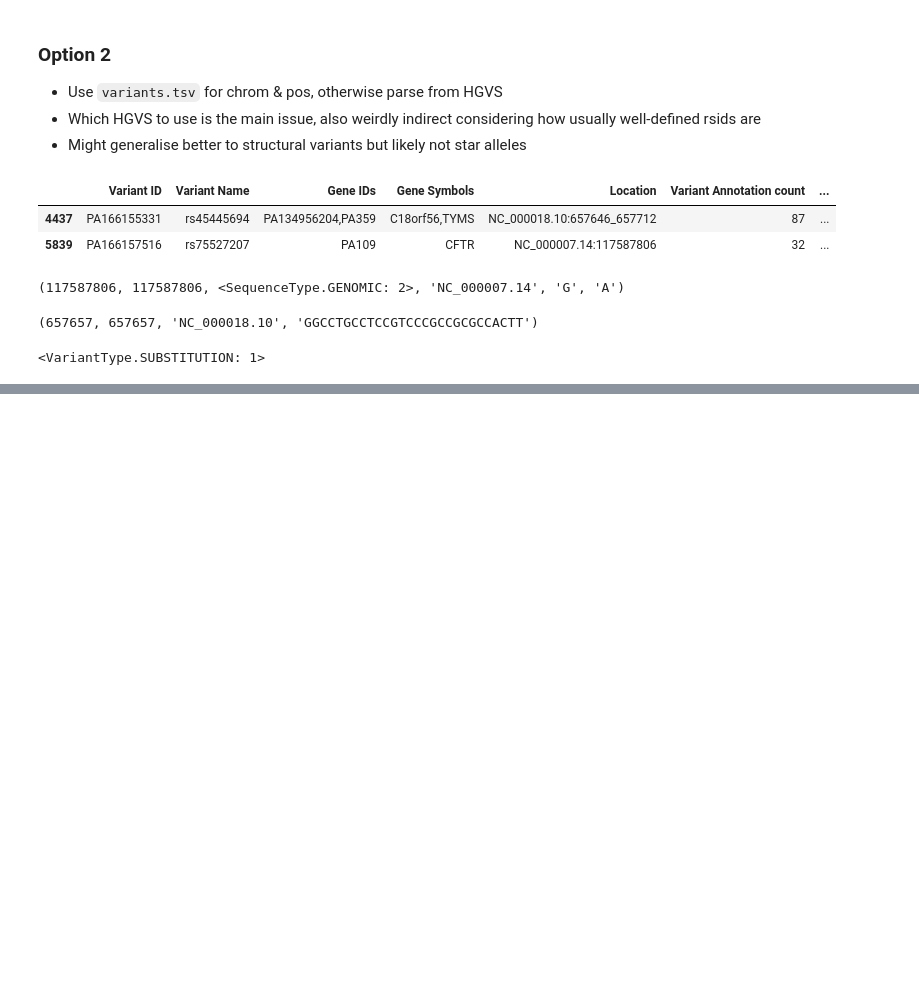
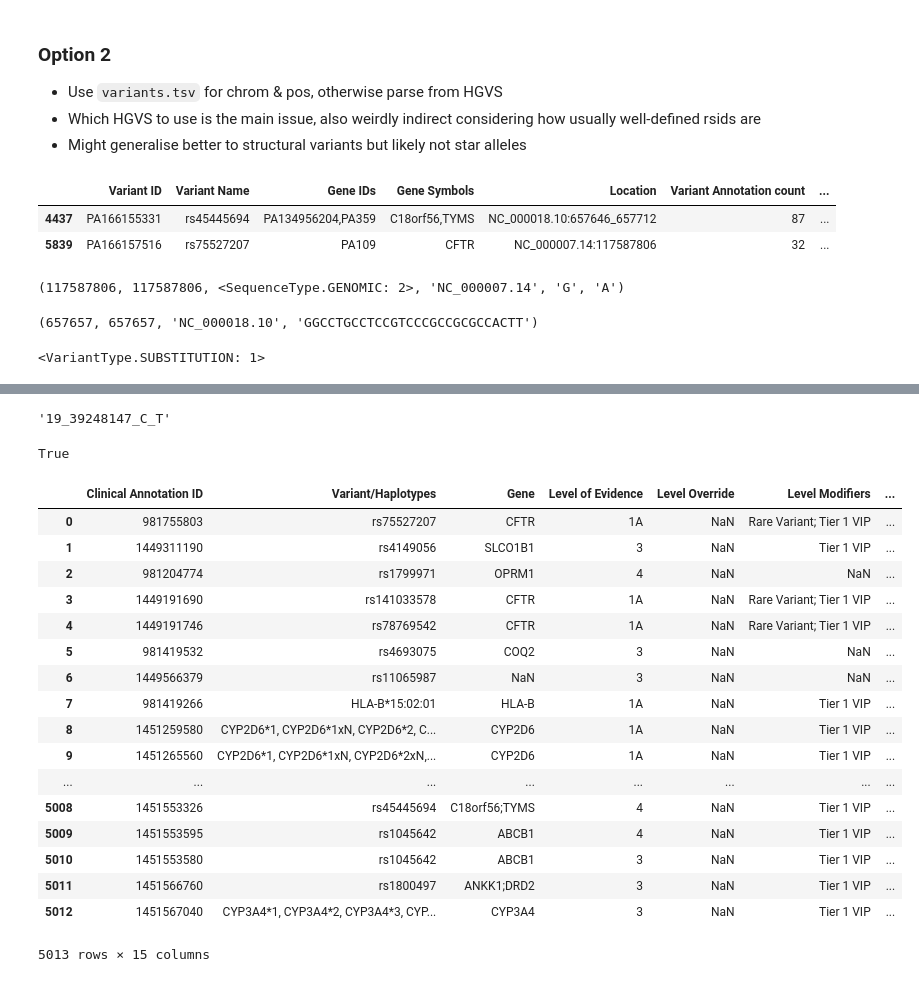
Before and after one commit to apriltuesday/eva-opentargets, a Jupyter notebook: data-exploration/drug-response/pharmgkb-coordinates.ipynb, the cells around one changed output, grey strips where cells are left out. Cells and saved outputs as stored; diff of their text form; code cells hidden in the pictures; blank space fills up the shorter version.

Commit message:
update coordinates notebook

```diff
--- a/data-exploration/drug-response/pharmgkb-coordinates.ipynb
+++ b/data-exploration/drug-response/pharmgkb-coordinates.ipynb
@@ -231,0 +312,4 @@ h2.variant_type
+# %%
+get_coordinates_for_clinical_annotation(1183680546)
+# %% [output]
+'19_39248147_C_T'
@@ -231,0 +332,25 @@ h2.variant_type
+# %%
+clinical_annotations.set_index('Clinical Annotation ID').index.is_unique
+# %% [output]
+True
+# %%
+clinical_annotations
+# %% [output]
+|  | Clinical Annotation ID | Variant/Haplotypes | Gene | Level of Evidence | Level Override | Level Modifiers | ... |
+| 0 | 981755803 | rs75527207 | CFTR | 1A | NaN | Rare Variant; Tier 1 VIP | ... |
+| 1 | 1449311190 | rs4149056 | SLCO1B1 | 3 | NaN | Tier 1 VIP | ... |
+| 2 | 981204774 | rs1799971 | OPRM1 | 4 | NaN | NaN | ... |
+| 3 | 1449191690 | rs141033578 | CFTR | 1A | NaN | Rare Variant; Tier 1 VIP | ... |
+| 4 | 1449191746 | rs78769542 | CFTR | 1A | NaN | Rare Variant; Tier 1 VIP | ... |
+| 5 | 981419532 | rs4693075 | COQ2 | 3 | NaN | NaN | ... |
+| 6 | 1449566379 | rs11065987 | NaN | 3 | NaN | NaN | ... |
+| 7 | 981419266 | HLA-B*15:02:01 | HLA-B | 1A | NaN | Tier 1 VIP | ... |
+| 8 | 1451259580 | CYP2D6*1, CYP2D6*1xN, CYP2D6*2, C... | CYP2D6 | 1A | NaN | Tier 1 VIP | ... |
+| 9 | 1451265560 | CYP2D6*1, CYP2D6*1xN, CYP2D6*2xN,... | CYP2D6 | 1A | NaN | Tier 1 VIP | ... |
+| ... | ... | ... | ... | ... | ... | ... | ... |
+| 5008 | 1451553326 | rs45445694 | C18orf56;TYMS | 4 | NaN | Tier 1 VIP | ... |
+| 5009 | 1451553595 | rs1045642 | ABCB1 | 4 | NaN | Tier 1 VIP | ... |
+| 5010 | 1451553580 | rs1045642 | ABCB1 | 3 | NaN | Tier 1 VIP | ... |
+| 5011 | 1451566760 | rs1800497 | ANKK1;DRD2 | 3 | NaN | Tier 1 VIP | ... |
+| 5012 | 1451567040 | CYP3A4*1, CYP3A4*2, CYP3A4*3, CYP... | CYP3A4 | 3 | NaN | Tier 1 VIP | ... |
+5013 rows × 15 columns
```
Also changed, not shown: parts of 23 cells of this notebook.
